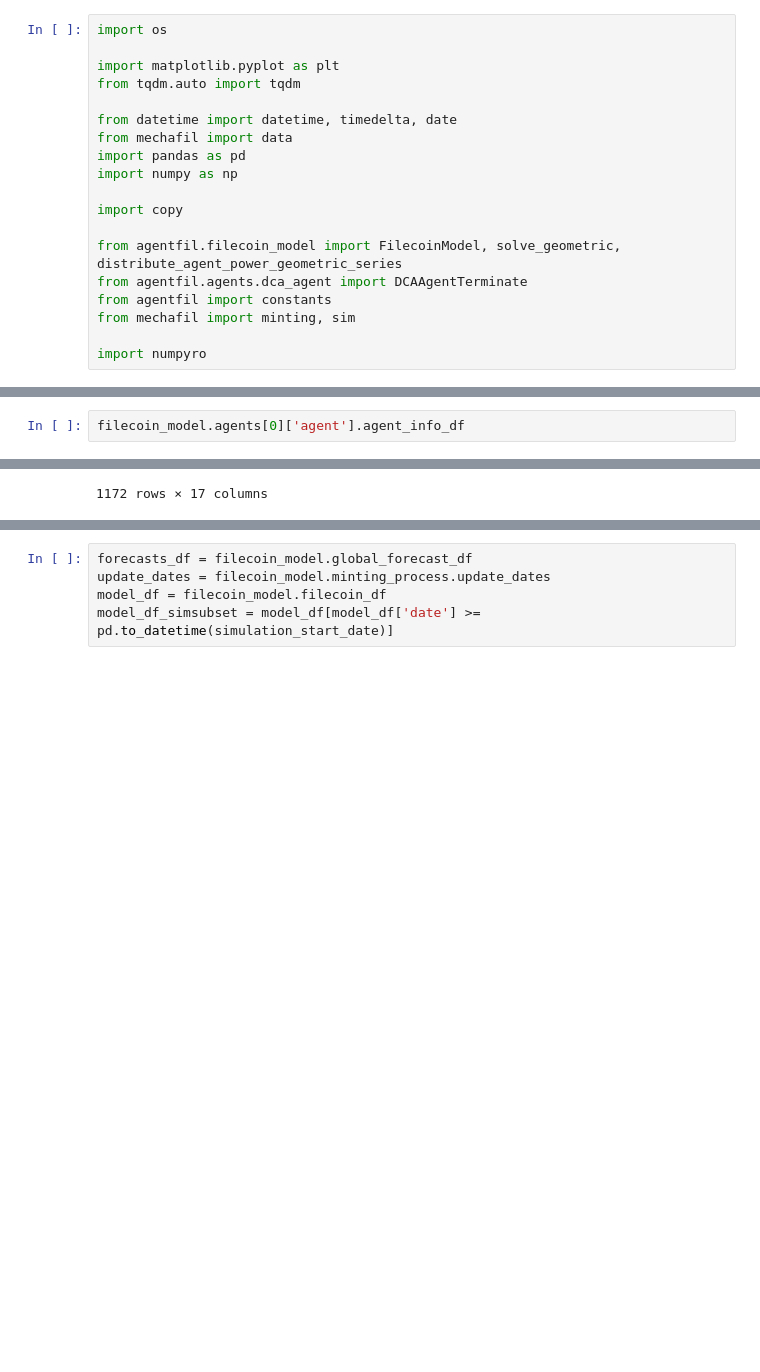
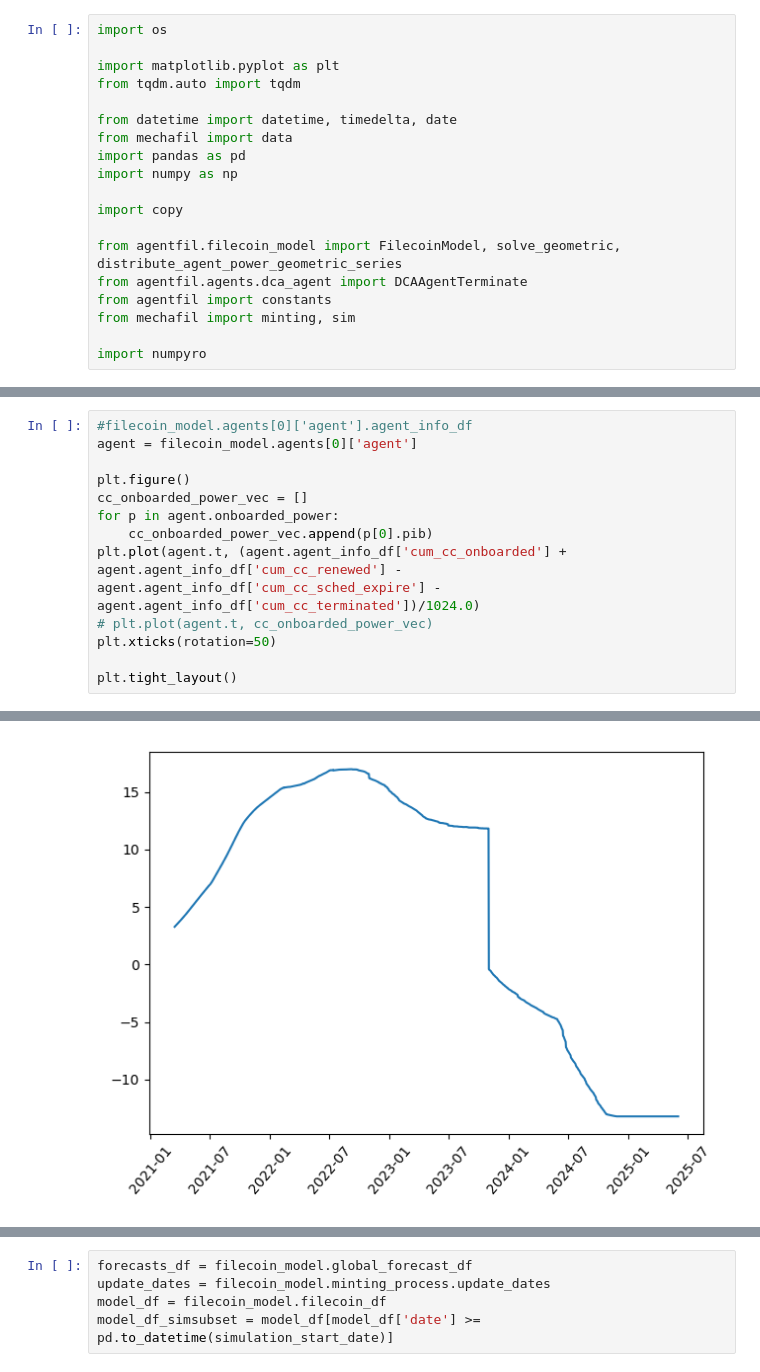
Before and after one commit to protocol/filecoin-agent-twin, a Jupyter notebook: notebooks/dca_terminate_oneagent.ipynb, the cells around one changed output, grey strips where cells are left out. Drawn from its saved outputs; the diff is of its cells as text; blank space fills up the shorter version.

Commit message:
tested known power termination

```diff
--- a/notebooks/dca_terminate_oneagent.ipynb
+++ b/notebooks/dca_terminate_oneagent.ipynb
@@ -98,3 +102,14 @@ for ii in tqdm(range(sim_len)):
 # %%
-filecoin_model.agents[0]['agent'].agent_info_df
+#filecoin_model.agents[0]['agent'].agent_info_df
+agent = filecoin_model.agents[0]['agent']
+
+plt.figure()
+cc_onboarded_power_vec = []
+for p in agent.onboarded_power:
+    cc_onboarded_power_vec.append(p[0].pib)
+plt.plot(agent.t, (agent.agent_info_df['cum_cc_onboarded'] + agent.agent_info_df['cum_cc_renewed'] -agent.agent_info_df['cum_cc_sched_expire'] - agent.agent_info_df['cum_cc_terminated'])/1024.0)
+# plt.plot(agent.t, cc_onboarded_power_vec)
+plt.xticks(rotation=50)
+
+plt.tight_layout()
 # %% [output]
@@ -113 +116 @@ filecoin_model.agents[0]['agent'].agent_info_df
-1172 rows × 17 columns
+[figure, added]
```
Also changed, not shown: parts of 8 cells of this notebook, 3 other files.
